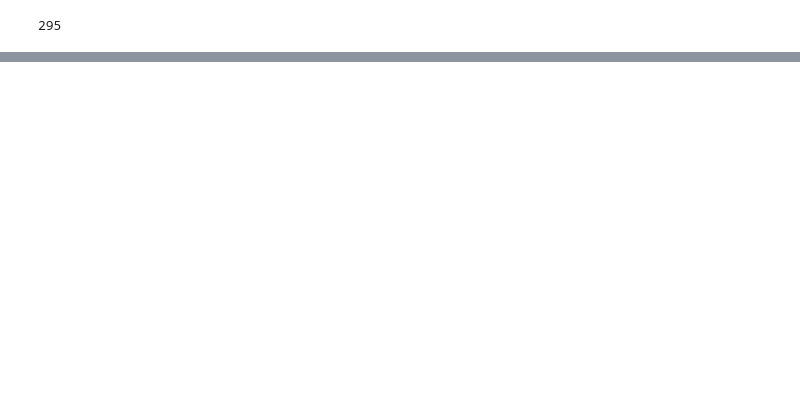
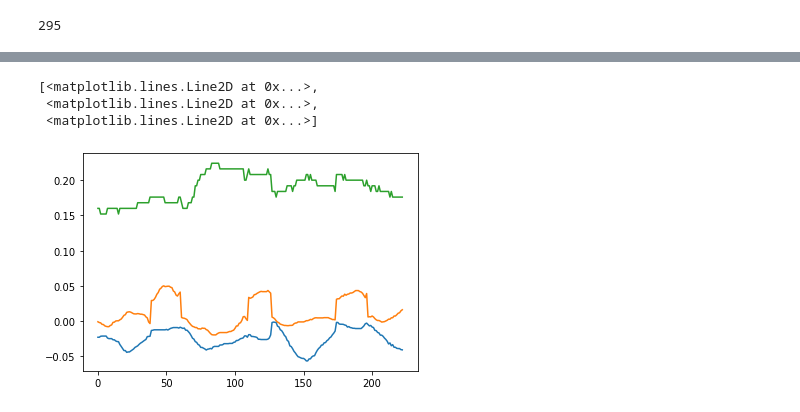
Before and after one commit to shortstheory/RGBD-Tracking, a Jupyter notebook: tracking.ipynb, the cells around one changed output, grey strips where cells are left out. Drawn from its saved outputs; the diff is of its cells as text; code cells hidden in the pictures; blank space fills up the shorter version.

```diff
--- a/tracking.ipynb
+++ b/tracking.ipynb
@@ -69,0 +66,8 @@ xyz.shape
+# %%
+gtP = np.array(gtP)
+plt.plot(gtP)#-bestP[:,:3])
+# %% [output]
+[<matplotlib.lines.Line2D at 0x...>,
+ <matplotlib.lines.Line2D at 0x...>,
+ <matplotlib.lines.Line2D at 0x...>]
+[figure, added]
```
Also changed, not shown: parts of 4 cells of this notebook, 1 other file.
